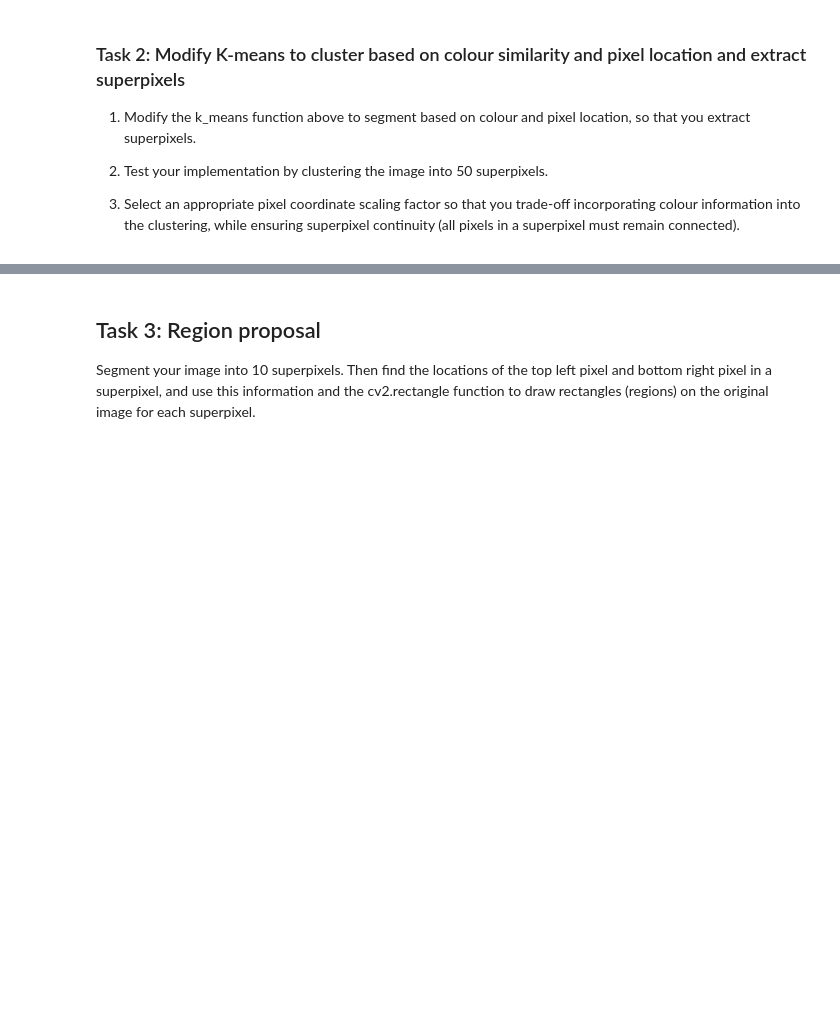
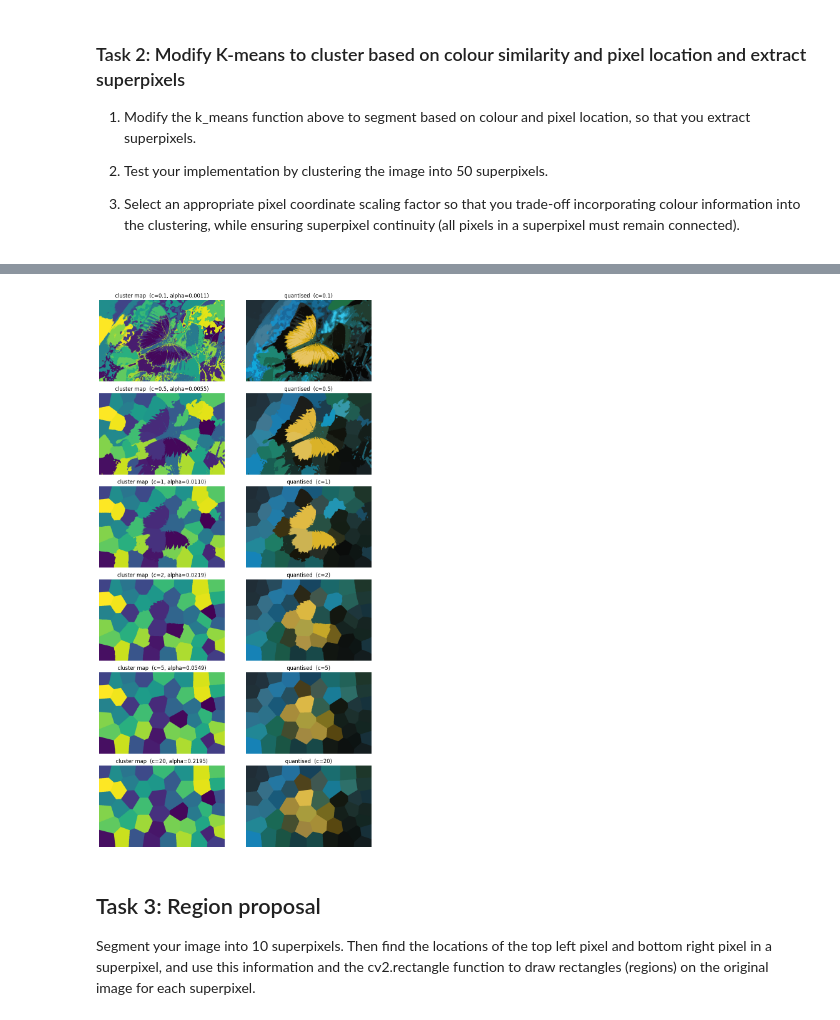
Before and after one commit to jjetxu/ECE4076, a Jupyter notebook: labs/lab3/Lab3.ipynb, the cells around one changed output, grey strips where cells are left out. Drawn from its saved outputs; the diff is of its cells as text; code cells hidden in the pictures; blank space fills up the shorter version.

```diff
--- a/labs/lab3/Lab3.ipynb
+++ b/labs/lab3/Lab3.ipynb
@@ -187,3 +285,26 @@ plt.show()
+# %%
+# Visualise your superpixel clustering for different scaling parameters
+K = 50
+S = np.sqrt(im.shape[0] * im.shape[1] / K)
+cs = [0.1, 0.5, 1, 2, 5, 20]
+
+# plot cluster maps and quantised images for different scale values
+fig, axes = plt.subplots(len(cs), 2, figsize=(10, 3 * len(cs)))
+for row, c in enumerate(cs):
+    alpha = c / S
+    _, cluster_idx, quant = kmeans_superpixels(im, iters=10, K=K, alpha=alpha)
+
+    axes[row, 0].imshow(cluster_idx)
+    axes[row, 0].set_title(f'cluster map  (c={c}, alpha={alpha:.4f})')
+    axes[row, 0].axis('off')
+
+    axes[row, 1].imshow(quant)
+    axes[row, 1].set_title(f'quantised  (c={c})')
+    axes[row, 1].axis('off')
+plt.tight_layout()
+plt.show()
+# %% [output]
+[figure, added]
 # %% [markdown]
 ## Task 3: Region proposal
 
```
Also changed, not shown: parts of 10 cells of this notebook.
